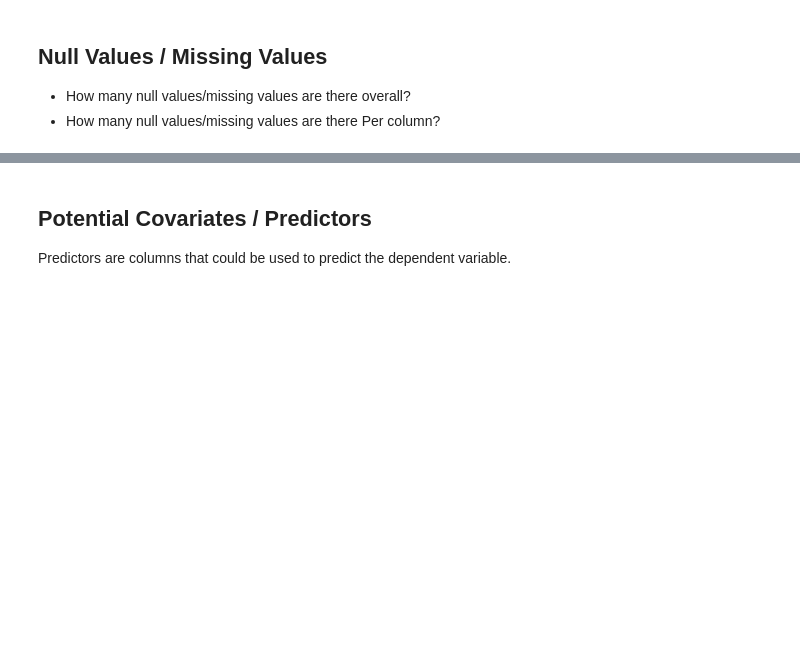
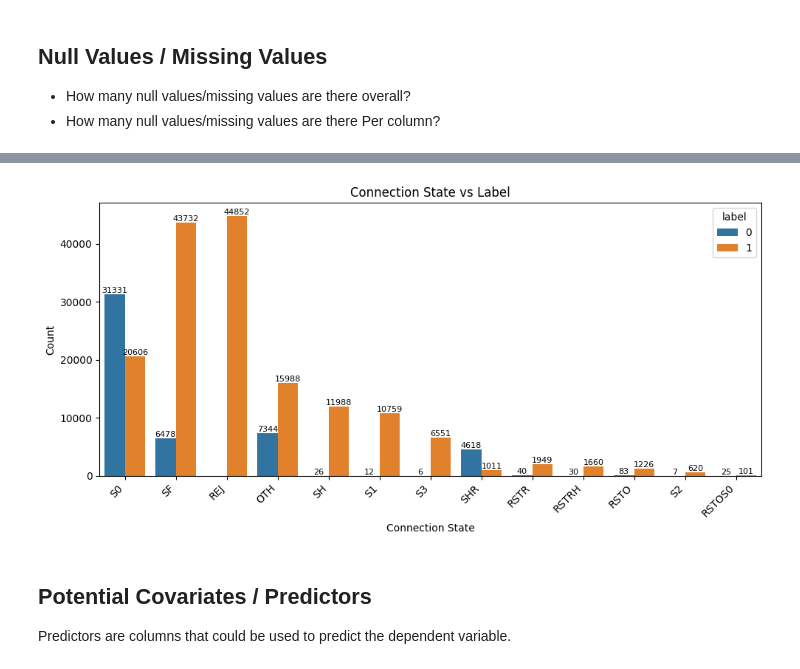
Before and after one commit to wiwiwashere/TON_loT_network, a Jupyter notebook: Explore_dataset.ipynb, the cells around one changed output, grey strips where cells are left out. Saved outputs shown, nothing was run; the diff lists cells and outputs as text; code cells hidden in the pictures; blank space fills up the shorter version.

```diff
--- a/Explore_dataset.ipynb
+++ b/Explore_dataset.ipynb
@@ -100,3 +175,24 @@ dep_val = "label" # this is our dependent variable for the current project scope
+# %%
+plt.figure(figsize=(10, 5))
+
+ax = sns.countplot(
+    data=df,
+    x="conn_state",
+    hue="label",
+    order=df["conn_state"].value_counts().index
+)
+
+for container in ax.containers:
+    ax.bar_label(container, fontsize=8)
+
+plt.title("Connection State vs Label")
+plt.xlabel("Connection State")
+plt.ylabel("Count")
+plt.xticks(rotation=45, ha="right")
+plt.tight_layout()
+plt.show()
+# %% [output]
+[figure, added]
 # %% [markdown]
 ## Potential Covariates / Predictors
 
```
Also changed, not shown: parts of 12 cells of this notebook.
